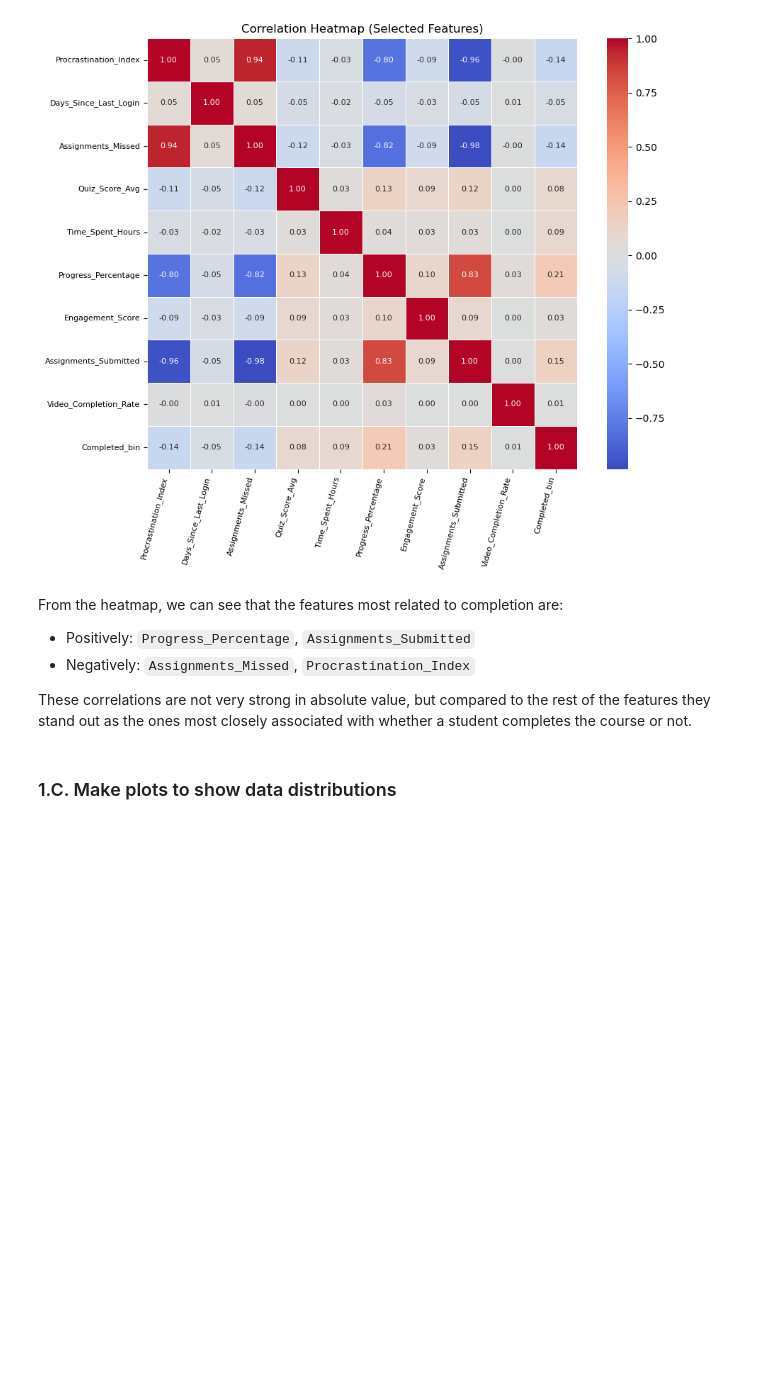
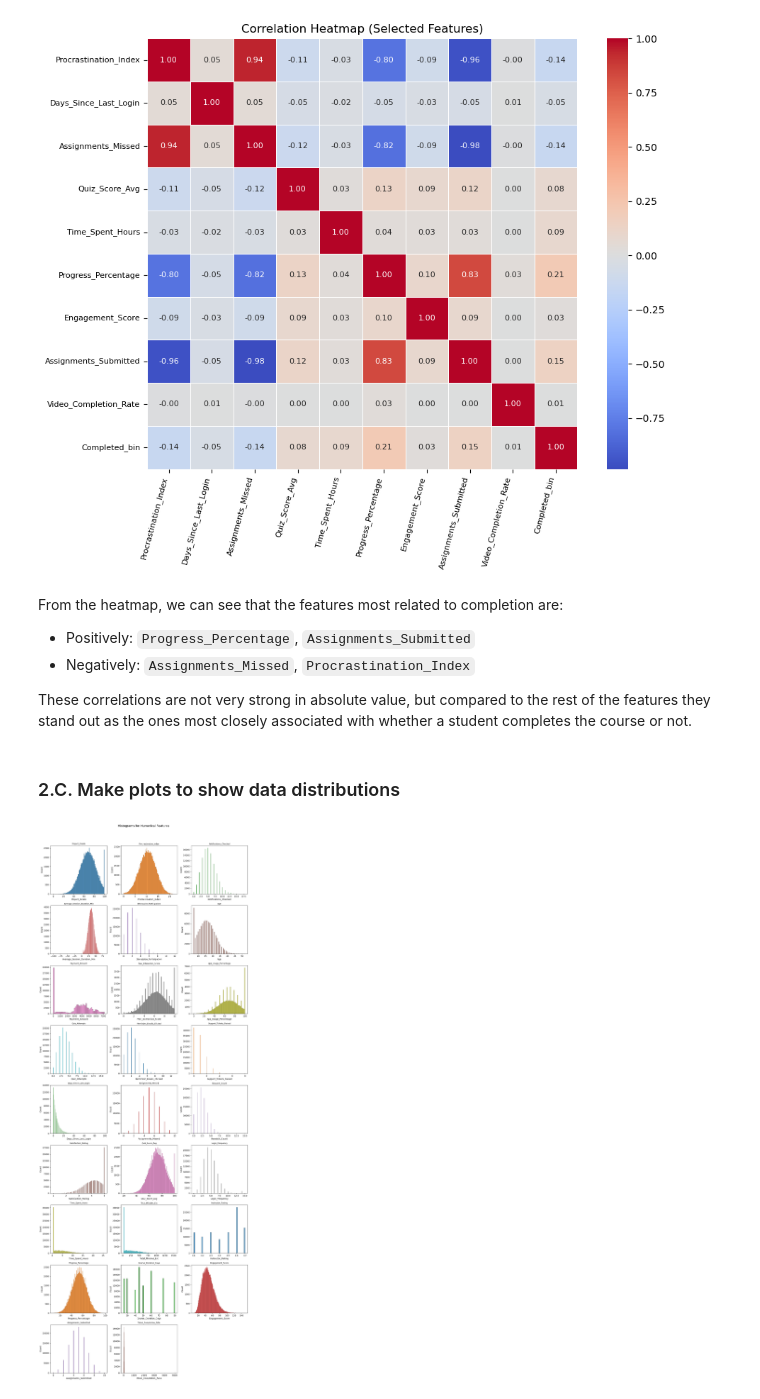
Before and after one commit to mmswflow-upb/ai-labs, a Jupyter notebook: HW/HW 2/HW2.ipynb, the cells around one changed output. Saved outputs shown, nothing was run; the diff lists cells and outputs as text; code cells hidden in the pictures; blank space fills up the shorter version.

```diff
--- a/HW/HW 2/HW2.ipynb
+++ b/HW/HW 2/HW2.ipynb
@@ -146,4 +161,26 @@ From the heatmap, we can see that the features most related to completion are:
 
 These correlations are not very strong in absolute value, but compared to the rest of the features they stand out as the ones most closely associated with whether a student completes the course or not.
 # %% [markdown]
-### 1.C. Make plots to show data distributions
+### 2.C. Make plots to show data distributions
+# %%
+num_cols = list(num_features)
+num_palette = sns.color_palette("tab10", len(num_cols))
+
+cols_per_row = 3
+rows_needed = int(np.ceil(len(num_cols) / cols_per_row))
+
+plt.figure(figsize=(14, 4 * rows_needed))
+for idx, feature in enumerate(num_cols):
+    plt.subplot(rows_needed, cols_per_row, idx + 1)
+    sns.histplot(
+        data=records,
+        x=feature,
+        color=num_palette[idx % len(num_palette)]
+    )
+    plt.title(feature, fontsize=9)
+
+plt.suptitle("Histograms for Numerical Features", fontsize=14, y=1.02)
+plt.tight_layout()
+plt.show()
+# %% [output]
+[figure, added]
```
Also changed, not shown: parts of 29 cells of this notebook.
